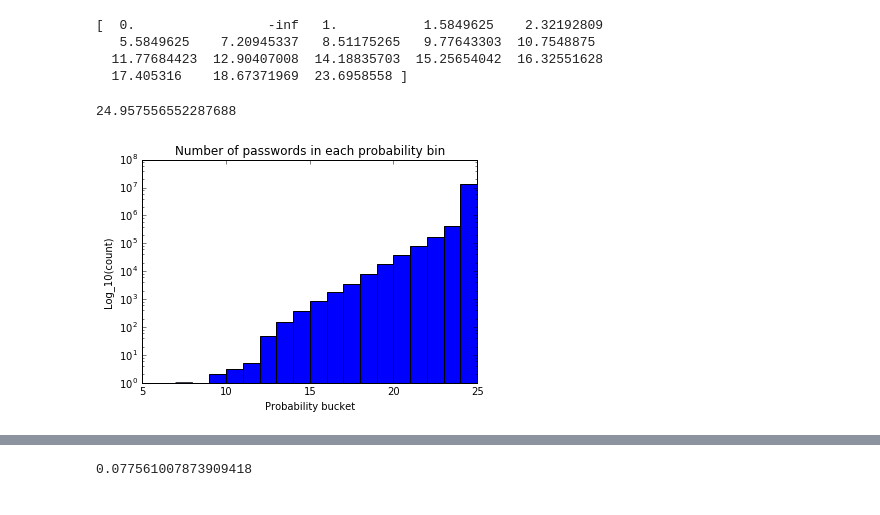
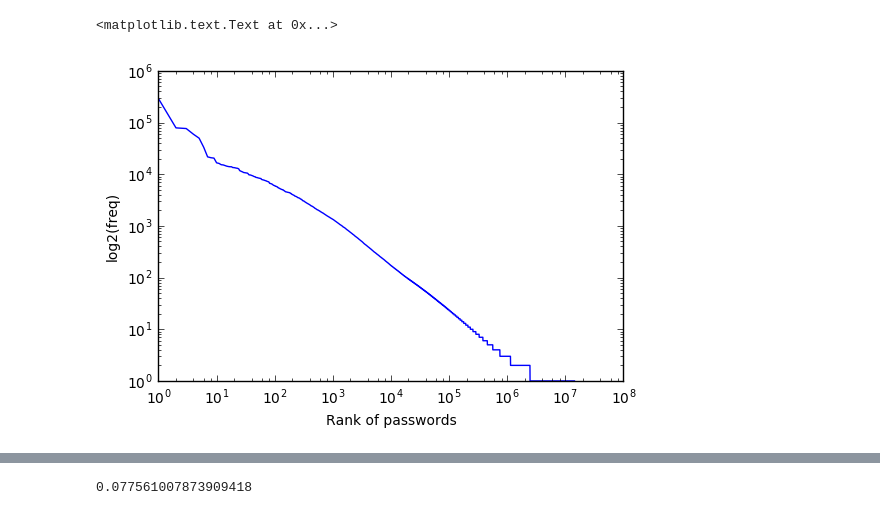
Before and after one commit to rchatterjee/Passwords, a Jupyter notebook: AnalyzePasswords.ipynb, the cells around one changed output, grey strips where cells are left out. Saved outputs shown, nothing was run; the diff lists cells and outputs as text; code cells hidden in the pictures.

```diff
--- a/AnalyzePasswords.ipynb
+++ b/AnalyzePasswords.ipynb
@@ -8,27 +10,13 @@ freq_level = {}
 import numpy as np
 f = -np.log2(rypw._freq_list[np.nonzero(rypw._freq_list)]/rypw.totalf())
 fceil = np.ceil(f)
-# %%
-# np.histogram(fceil, bins=range(7,26))
-
-plt.hist(fceil, bins=range(7,26), log=True)
-plt.title("Number of passwords in each probability bin")
-plt.xlabel("Probability bucket")
-plt.ylabel("Log_10(count)")
-
-# these are the counts of each probability bucket. The first bucket starts from 7, ends at 25.
-print np.log2([       1,        0,        2,        3,        5,       48,
-             148,      365,      877,     1728,     3509,     7665,
-           18669,    39145,    82124,   173589,   418167, 13588245])
-
-np.log2(rypw.totalf())
-# %% [output]
-[  0.                 -inf   1.           1.5849625    2.32192809
-   5.5849625    7.20945337   8.51175265   9.77643303  10.7548875
-  11.77684423  12.90407008  14.18835703  15.25654042  16.32551628
-  17.405316    18.67371969  23.6958558 ]
-24.957556552287688
-[figure, removed]
+# %%
+plt.loglog(range(1, rypw._freq_list.shape[0]+1), -np.sort(-rypw._freq_list))
+plt.xlabel('Rank of passwords')
+plt.ylabel('log2(freq)')
+# %% [output]
+<matplotlib.text.Text at 0x...>
+[figure, added]
 # %%
 from hashlib import sha256
 import os
```
Also changed, not shown: parts of 9 cells of this notebook, 2 other files.
